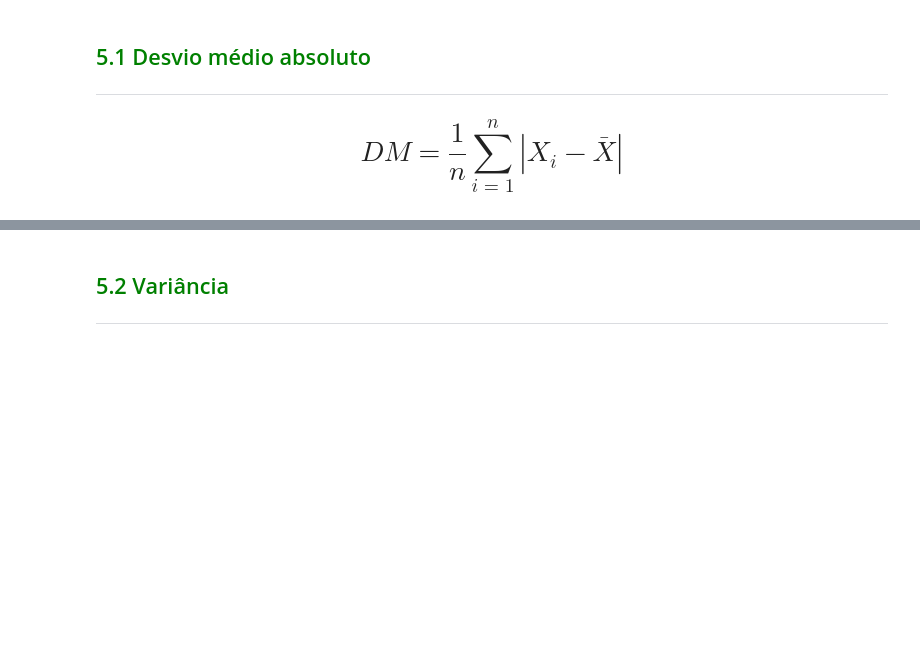
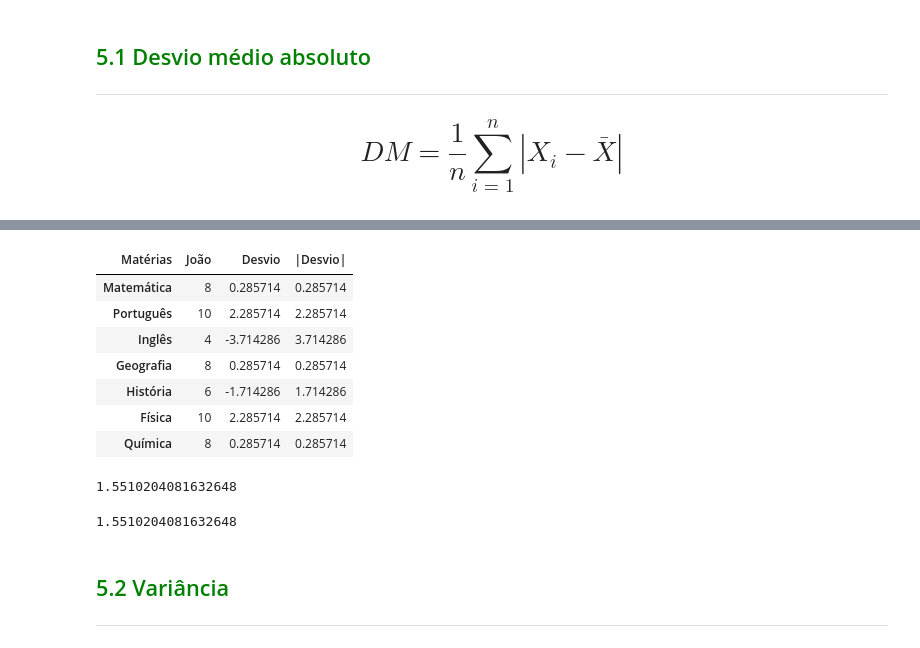
Before and after one commit to arthur-pulini/Estat-sica-com-python, a Jupyter notebook: Curso de Estatística/Curso_de_Estatística_Parte_1.ipynb, the cells around one changed output, grey strips where cells are left out. Cells and saved outputs as stored; diff of their text form; code cells hidden in the pictures; blank space fills up the shorter version.

```diff
--- a/Curso de Estatística/Curso_de_Estatística_Parte_1.ipynb
+++ b/Curso de Estatística/Curso_de_Estatística_Parte_1.ipynb
@@ -1042,0 +1076,3 @@ Embora as medidas de posição forneçam uma sumarização bastante importante d
+# %%
+notas_joao = df[['João']]
+notas_joao
@@ -1042,0 +1088,3 @@ Embora as medidas de posição forneçam uma sumarização bastante importante d
+# %%
+nota_media_joao = notas_joao.mean()[0]
+nota_media_joao
@@ -1042,0 +1093,3 @@ Embora as medidas de posição forneçam uma sumarização bastante importante d
+# %%
+notas_joao['Desvio'] = notas_joao['João'] - nota_media_joao
+notas_joao
@@ -1043,3 +1110,24 @@ Embora as medidas de posição forneçam uma sumarização bastante importante d
+# %%
+notas_joao['|Desvio|'] = notas_joao['Desvio'].abs()
+notas_joao
+# %% [output]
+| Matérias | João | Desvio | |Desvio| |
+| Matemática | 8 | 0.285714 | 0.285714 |
+| Português | 10 | 2.285714 | 2.285714 |
+| Inglês | 4 | -3.714286 | 3.714286 |
+| Geografia | 8 | 0.285714 | 0.285714 |
+| História | 6 | -1.714286 | 1.714286 |
+| Física | 10 | 2.285714 | 2.285714 |
+| Química | 8 | 0.285714 | 0.285714 |
+# %%
+desvio_medio = notas_joao['|Desvio|'].sum() / len(notas_joao)
+desvio_medio
+# %% [output]
+1.5510204081632648
+# %%
+notas_joao['|Desvio|'].mean()
+# %% [output]
+1.5510204081632648
 # %% [markdown]
 ## <font color=green>5.2 Variância</font>
 ***
```
Also changed, not shown: parts of 6 cells of this notebook.
